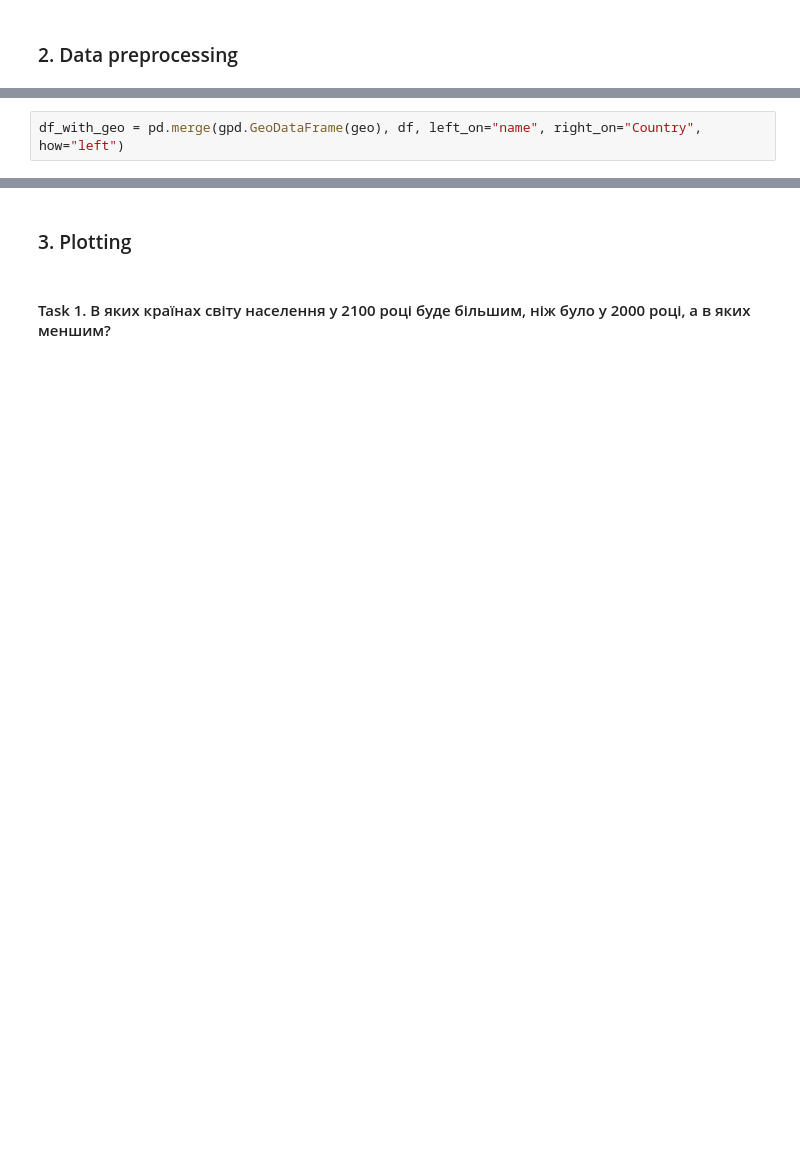
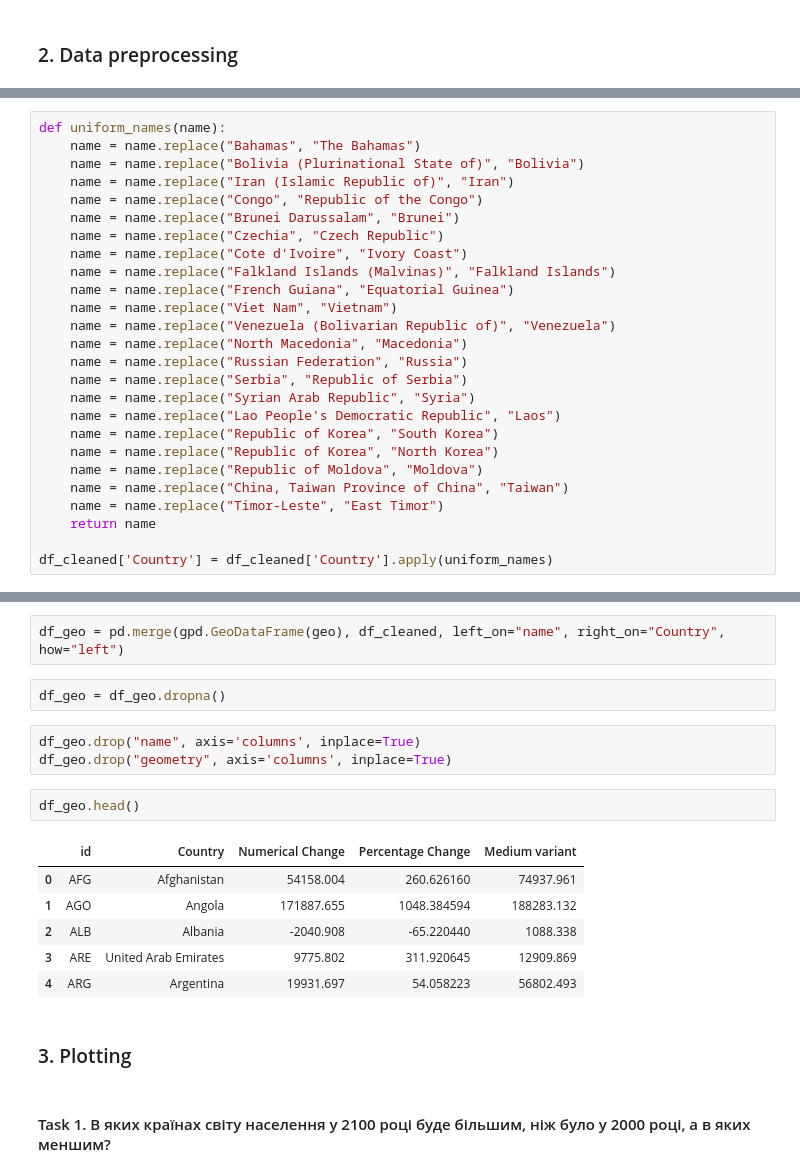
Before and after one commit to markilebyak/UCU_Visualization, a Jupyter notebook: HW3/HW3.ipynb, the cells around one changed output, grey strips where cells are left out. Saved outputs shown, nothing was run; the diff lists cells and outputs as text; blank space fills up the shorter version.

```diff
--- a/HW3/HW3.ipynb
+++ b/HW3/HW3.ipynb
@@ -130,2 +214,26 @@ df['Country'] = df['Country'].apply(uniform_names)
 # %%
-df_with_geo = pd.merge(gpd.GeoDataFrame(geo), df, left_on="name", right_on="Country", how="left")
+def uniform_names(name):
+    name = name.replace("Bahamas", "The Bahamas")
+    name = name.replace("Bolivia (Plurinational State of)", "Bolivia")
+    name = name.replace("Iran (Islamic Republic of)", "Iran")
+    name = name.replace("Congo", "Republic of the Congo")
+    name = name.replace("Brunei Darussalam", "Brunei")
+    name = name.replace("Czechia", "Czech Republic")
+    name = name.replace("Cote d'Ivoire", "Ivory Coast")
+    name = name.replace("Falkland Islands (Malvinas)", "Falkland Islands")
+    name = name.replace("French Guiana", "Equatorial Guinea")
+    name = name.replace("Viet Nam", "Vietnam")
+    name = name.replace("Venezuela (Bolivarian Republic of)", "Venezuela")
+    name = name.replace("North Macedonia", "Macedonia")
+    name = name.replace("Russian Federation", "Russia")
+    name = name.replace("Serbia", "Republic of Serbia")
+    name = name.replace("Syrian Arab Republic", "Syria")
+    name = name.replace("Lao People's Democratic Republic", "Laos")
+    name = name.replace("Republic of Korea", "South Korea")
+    name = name.replace("Republic of Korea", "North Korea")
+    name = name.replace("Republic of Moldova", "Moldova")
+    name = name.replace("China, Taiwan Province of China", "Taiwan")
+    name = name.replace("Timor-Leste", "East Timor")
+    return name
+
+df_cleaned['Country'] = df_cleaned['Country'].apply(uniform_names)
@@ -170,4 +240,20 @@ df_with_geo.head()
-# %% [markdown]
-### 3. Plotting
+# %%
+df_geo = pd.merge(gpd.GeoDataFrame(geo), df_cleaned, left_on="name", right_on="Country", how="left")
+# %%
+df_geo = df_geo.dropna()
+# %%
+df_geo.drop("name", axis='columns', inplace=True)
+df_geo.drop("geometry", axis='columns', inplace=True)
+# %%
+df_geo.head()
+# %% [output]
+|  | id | Country | Numerical Change | Percentage Change | Medium variant |
+| 0 | AFG | Afghanistan | 54158.004 | 260.626160 | 74937.961 |
+| 1 | AGO | Angola | 171887.655 | 1048.384594 | 188283.132 |
+| 2 | ALB | Albania | -2040.908 | -65.220440 | 1088.338 |
+| 3 | ARE | United Arab Emirates | 9775.802 | 311.920645 | 12909.869 |
+| 4 | ARG | Argentina | 19931.697 | 54.058223 | 56802.493 |
+# %% [markdown]
+### 3. Plotting
 # %% [markdown]
 #### Task 1. В яких країнах світу населення у 2100 році буде більшим, ніж було у 2000 році, а в яких меншим?
```
Also changed, not shown: parts of 28 cells of this notebook, 3 other files.
